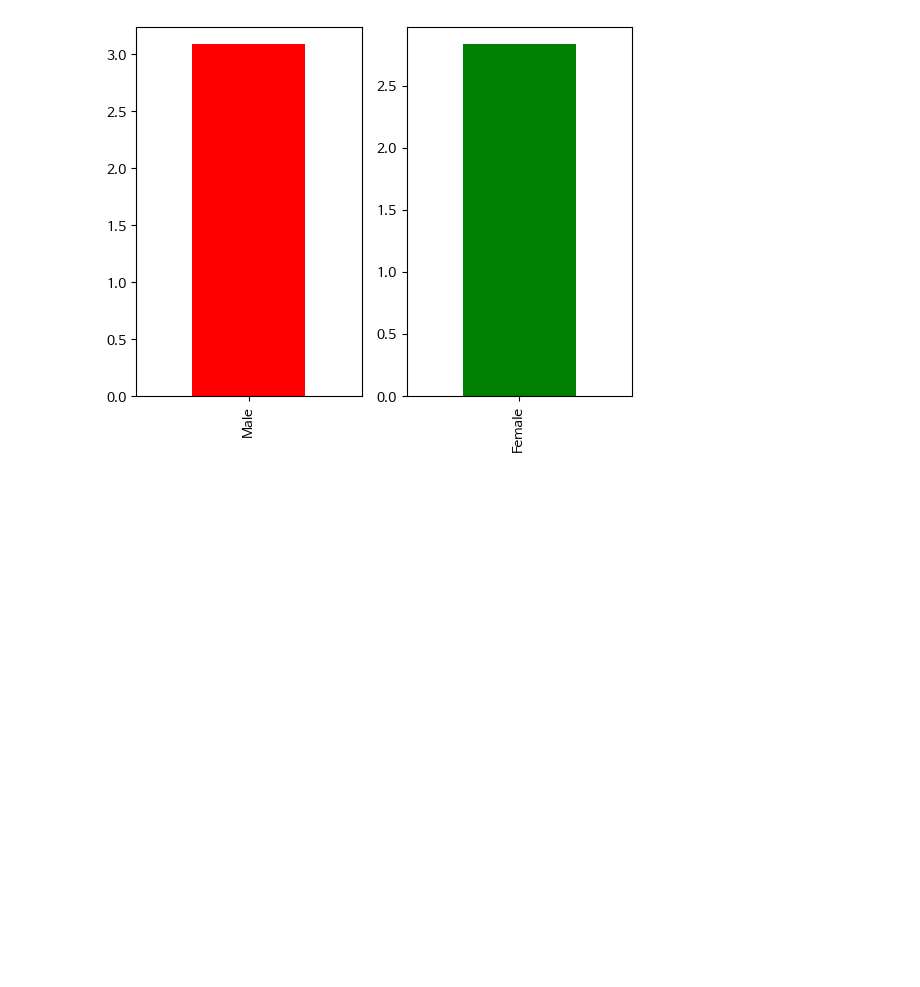
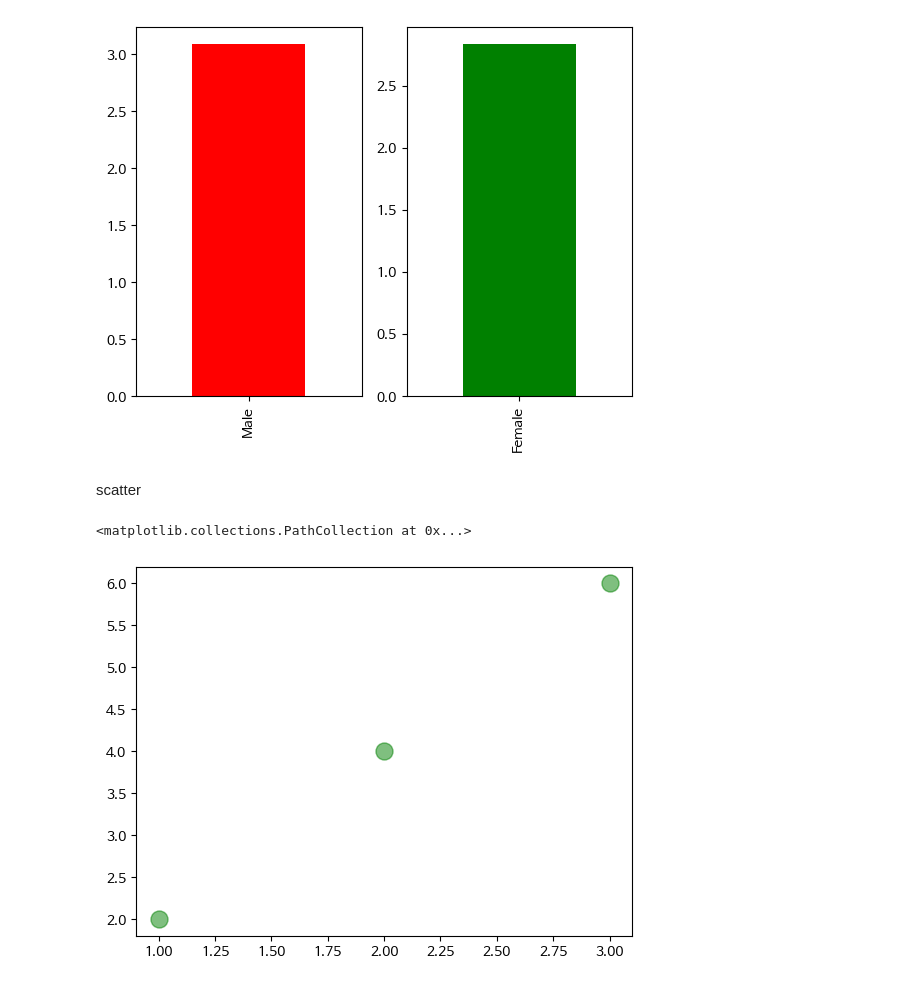
Before and after one commit to onleey/data_demo, a Jupyter notebook: 500_데이터시각화_matplotlib.ipynb, the cells around one changed output. Saved outputs shown, nothing was run; the diff lists cells and outputs as text; code cells hidden in the pictures; blank space fills up the shorter version.

```diff
--- a/500_데이터시각화_matplotlib.ipynb
+++ b/500_데이터시각화_matplotlib.ipynb
@@ -694,3 +694,15 @@ fp.plot(kind='bar', ax=ax[1],color = 'g')
 3.0896178343949043
 <Axes: >
 [figure]
+# %% [markdown]
+scatter
+# %%
+x = [1,2,3]
+y=  [2,4,6]
+#점의 색상 : color ='g'
+#점의 투명 : alpha = 1 (완전불투명, default), alpha = 0 (완전투명)
+#점의 크기  : s = 150
+plt.scatter(x,y ,color='g', alpha=0.5, s = 150)
+# %% [output]
+<matplotlib.collections.PathCollection at 0x...>
+[figure, added]
```
Also changed, not shown: parts of 11 cells of this notebook.
